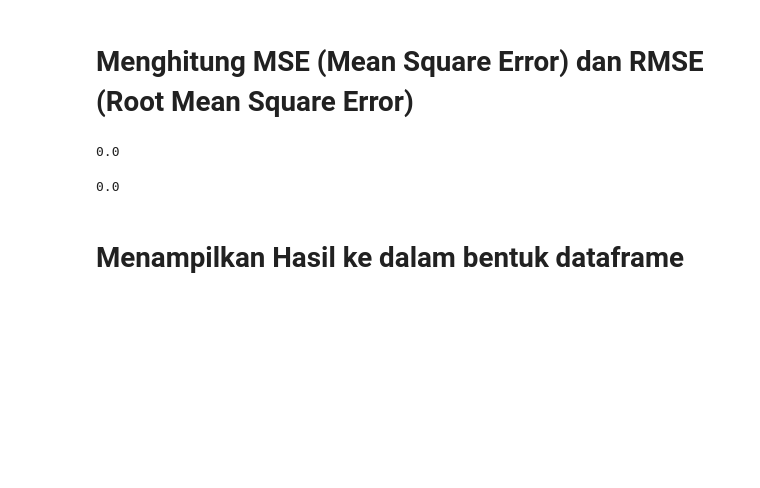
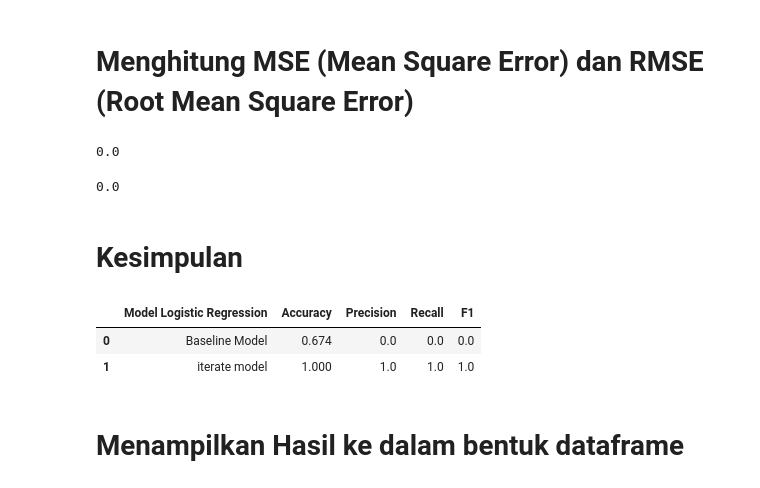
Before and after one commit to AbdulHafidh-AI/INF540-KELOMPOK2-MACHINE_LEARNING_PROJECT, a Jupyter notebook: LoanDefaultPrediction_01.ipynb, the cells around one changed output. Cells and saved outputs as stored; diff of their text form; code cells hidden in the pictures; blank space fills up the shorter version.

```diff
--- a/LoanDefaultPrediction_01.ipynb
+++ b/LoanDefaultPrediction_01.ipynb
@@ -426,3 +457,17 @@ y_test shape (419,)
+# %%
+model_logistic_regression = []
+accuracy = []
+precision = []
+recall = []
+f1 = []
+
+result_logistic_regression = {
+    "Model Logistic Regression": model_logistic_regression,
+    "Accuracy": accuracy,
+    "Precision": precision,
+    "Recall": recall,
+    "F1": f1
+}
 # %% [markdown]
 ## Baseline
 # %%
@@ -567,6 +655,16 @@ rmse = np.sqrt(mse)
 rmse
 # %% [output]
 0.0
+# %% [markdown]
+# Kesimpulan
+# %%
+df_result = pd.DataFrame(result_logistic_regression)
+
+df_result
+# %% [output]
+|  | Model Logistic Regression | Accuracy | Precision | Recall | F1 |
+| 0 | Baseline Model | 0.674 | 0.0 | 0.0 | 0.0 |
+| 1 | iterate model | 1.000 | 1.0 | 1.0 | 1.0 |
 # %% [markdown]
 # Menampilkan Hasil ke dalam bentuk dataframe
 # %%
```
Also changed, not shown: parts of 17 cells of this notebook, 1 other file.
